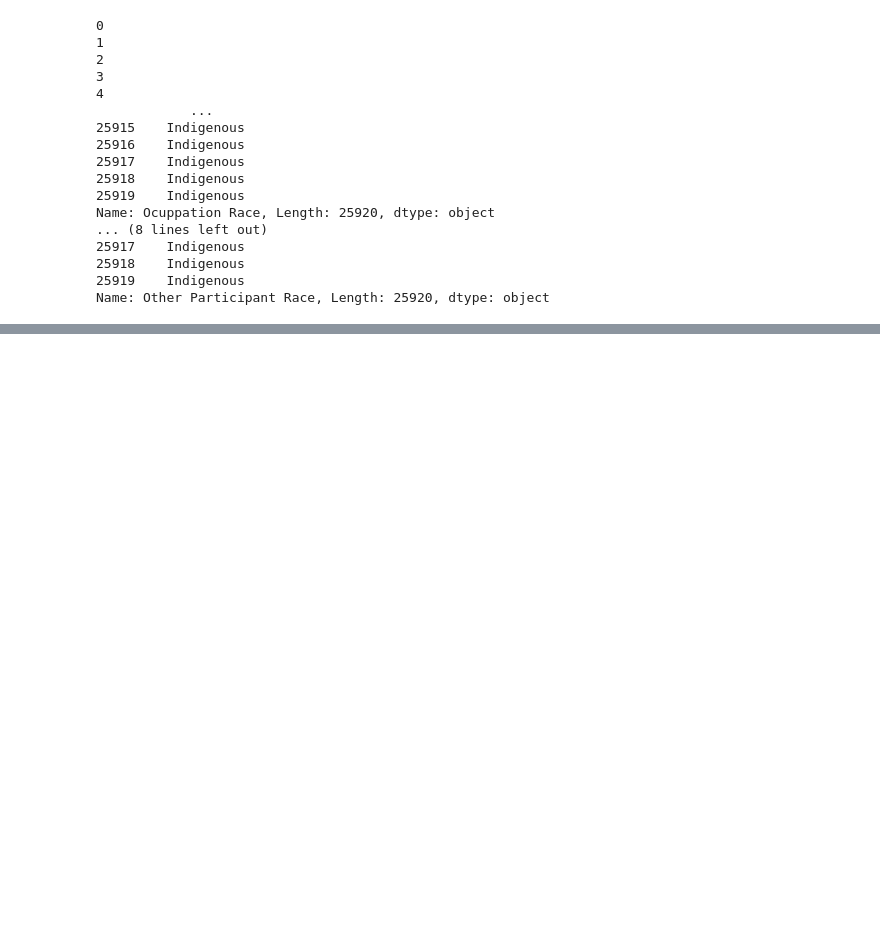
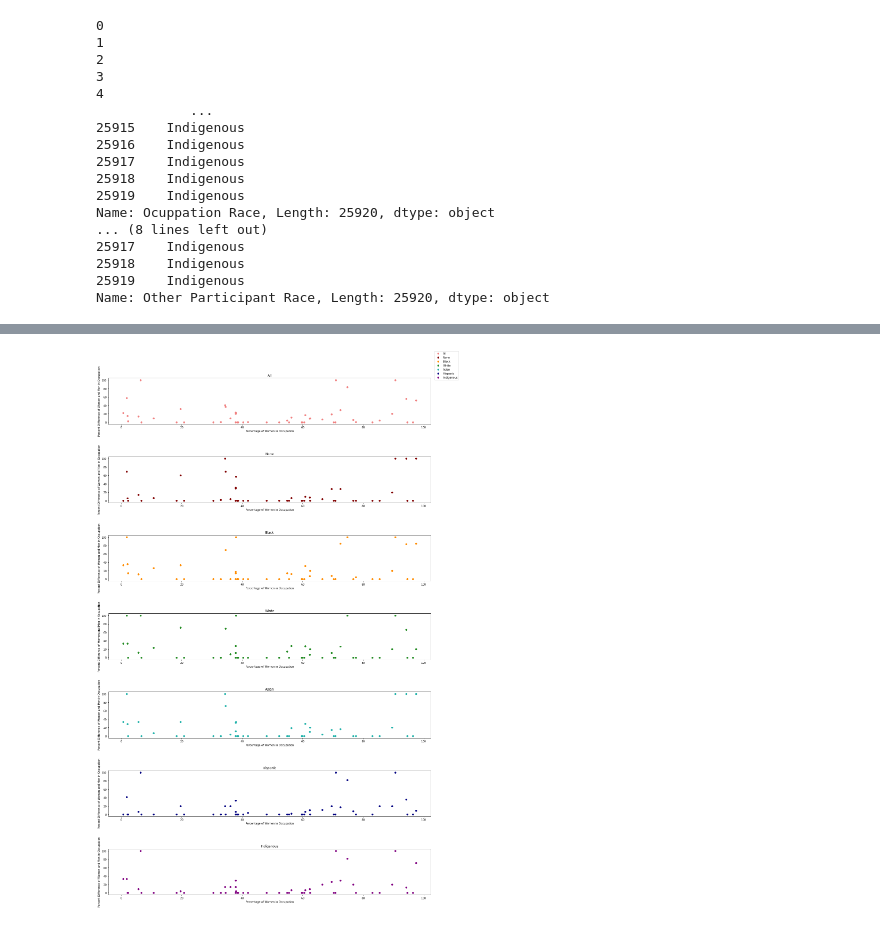
Before and after one commit to jennm/intersectionaly-in-occupation-cs378-nlp, a Jupyter notebook: analyze.ipynb, the cells around one changed output, grey strips where cells are left out. Saved outputs shown, nothing was run; the diff lists cells and outputs as text; code cells hidden in the pictures; blank space fills up the shorter version.

```diff
--- a/analyze.ipynb
+++ b/analyze.ipynb
@@ -160,0 +296,93 @@ Total Accuracy: 0.6456463624212335
+# %%
+
+import numpy as np
+# for i in range(1):#len(occupation_information['occupation'])):
+#     x = list()
+#     y = list()
+#     occupation = occupation_information['occupation'][i]
+#     female_rate = occupation_information['bls_pct_female']
+# fig=plt.figure()
+# ax=fig.add_axes([0,0,1,1])
+# colors = ['pink', 'red', 'orange', 'black', 'green', 'blue', 'purple']
+# colors = ['lightcoral', 'maroon', 'red', 'tomato', 'darkorange', 'tan', 'darkgoldenrod', 'gold', 'darkkhaki', 'olive', 'forestgreen', 'lime', 'aquamarine', 'lightseagreen', 'darkslategrey', 'cyan', 'cornflowerblue', 'navy', 'blue', 'lightsteelblue', 'blueviolet', 'plum', 'purple', 'fuchsia']
+colors = ['lightcoral', 'maroon', 'darkorange', 'forestgreen', 'lightseagreen', 'navy', 'purple', 'fuschia']
+print(race_options)
+print(len(race_options))
+
+figure, axis = plt.subplots(7, 1, figsize=(20,30))
+figure.tight_layout(pad=10)
+
+scatter_coors = list()
+for i in range(7):
+    scatter_coors.append(i)
+# for i in range(4):
+#     for j in range(2):
+#         scatter_coors.append([i, j])
+
+
+all_x = list()
+all_y = list()
+for j in range(len(race_options)):
+    race = race_options[j]
+    x = list()
+    y = list()
+    for i in range(len(occupation_information['occupation'])):
+        occupation = occupation_information['occupation'][i]
+        female_rate = occupation_information['bls_pct_female'][i]
+        # if female_rate > 50:
+        #     continue
+        female = data_by_occupation[occupation]['occupation'][race]['All']['female']
+        male = data_by_occupation[occupation]['occupation'][race]['All']['male']
+        if female + male == 0:
+            continue
+        y.append((female - male) / (female + male) * 100)
+
+        # all_y.append((female - male) / (female + male))
+        # all_x.append(female_rate)
+        x.append(female_rate)
+    all_y.append(y)
+    all_x.append(x)
+        # data_points.append(((female - male) / (female + male), female_rate))
+    # exit()
+    # print(len(x), len(y))
+    # print(x)
+    # print(y)
+    line = np.polyfit(x, y, deg=1)
+    line_x =list()
+    line_y = list()
+    # print(line)
+    i = 0
+    for l in line:
+        # print(l)
+        if i % 2 == 0:
+            line_x.append(l)
+        else:
+            line_y.append(l)
+        i += 1
+        # line_x.append(l[0])
+        # line_y.appen(l[1])
+    # print(line)
+    if race == '':
+        race = 'None'
+    axis[scatter_coors[j]]
+    # axis[scatter_coors[j][0], scatter_coors[j][1]]
+    axis[scatter_coors[j]].scatter(x, y, color=colors[j], label=race)#, xlabel='Percentage of Women in Occupation', ylabel='Percent Difference of Women and Men in Occupation')
+    # axis[scatter_coors[j][0], scatter_coors[j][1]]
+    axis[scatter_coors[j]].set_title(f"{race}")
+    # axis[scatter_coors[j][0], scatter_coors[j][1]]
+    axis[scatter_coors[j]].set_xlabel('Percentage of Women in Occupation')
+    # axis[scatter_coors[j][0], scatter_coors[j][1]]
+    axis[scatter_coors[j]].set_ylabel('Percent Difference of Women and Men in Occupation')
+    # axis[scatter_coors[j][0], scatter_coors[j][1]].xlabel('Percentage of Women in Occupation')
+    # axis[scatter_coors[j][0], scatter_coors[j][1]].ylabel('Percent Difference of Women and Men in Occupation')
+    # plt.title('tit')
+
+    # ax.title()
+    # print(line_x)
+    # print(line_y)
+    # plt.plot(line_x, line_y, 'r')
+figure.legend()
+plt.savefig("scatter_occupation.png")
+
+plt.show()
+# %% [output]
@@ -160,0 +391 @@ Total Accuracy: 0.6456463624212335
+[figure, added]
```
Also changed, not shown: parts of 7 cells of this notebook, 6 other files.
